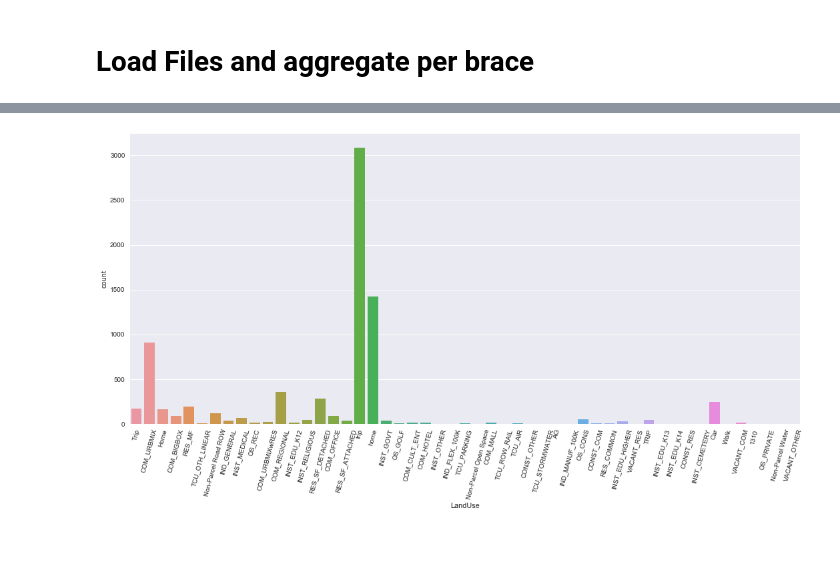
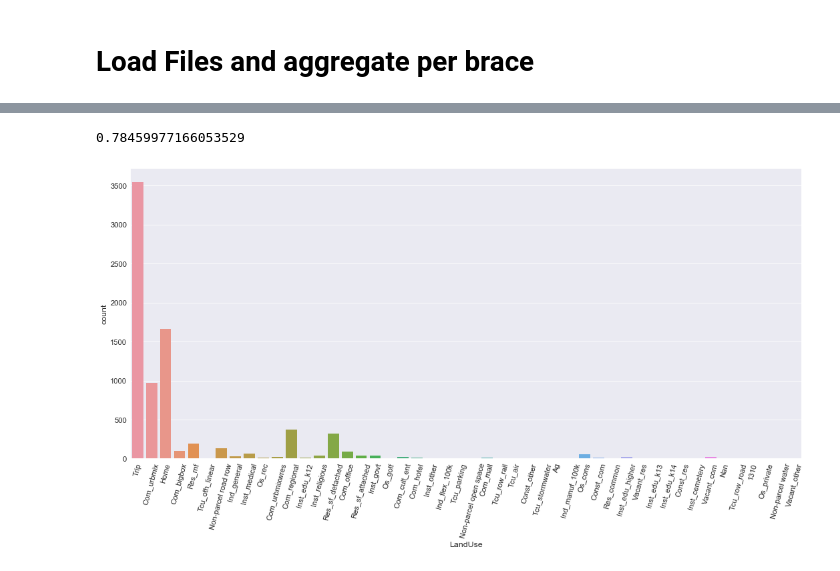
Before and after one commit to Luke3D/CbrAnalysis, a Jupyter notebook: GPS_AnalysisUIC.ipynb, the cells around one changed output, grey strips where cells are left out. Drawn from its saved outputs; the diff is of its cells as text; code cells hidden in the pictures; blank space fills up the shorter version.

Commit message:
added data clean, time and wear time histograms

```diff
--- a/GPS_AnalysisUIC.ipynb
+++ b/GPS_AnalysisUIC.ipynb
@@ -187,16 +140,23 @@ array(['Date', 'Sequence', 'BeginTime', 'EndTime', 'Mode', 'LandUse',
 Data = pd.DataFrame()
 for f in os.listdir(path+'UIC_GPSData/w_LatLonWear/'):
 #     print(f)
-    d = pd.read_csv(os.path.join(path+'UIC_GPSData/w_LatLonWear/',f))
-    del d['Unnamed: 0']
-    d['SubjID'] = str(f[:5])
-    d['Brace'] = str.capitalize(f[6:9])
-    Data = pd.concat([Data,d]) #concatenate data from each subj
+    if os.path.isfile(os.path.join(path+'UIC_GPSData/w_LatLonWear/',f)):
+        d = pd.read_csv(os.path.join(path+'UIC_GPSData/w_LatLonWear/',f))
+        del d['Unnamed: 0']
+        d['SubjID'] = str(f[:5])
+        d['Brace'] = str.capitalize(f[6:9])
+        Data = pd.concat([Data,d]) #concatenate data from each subj
+    else:
+        #skip directories
+        continue
 # %%
 cols=list((Data.columns).values)
 cols.remove('SubjID')
 cols.remove('Brace')
 Data = Data[['SubjID','Brace']+cols]
+Data['LandUse'] = Data.LandUse.astype(str)
+# Data['BeginTime']= Data[['BeginTime']].applymap(lambda x: dt.datetime.strptime(x,'%H:%M:%S').time())
+# Data['EndTime']= Data[['EndTime']].applymap(lambda x: dt.datetime.strptime(x,'%H:%M:%S').time())
 Data.head()
 # %% [output]
 |  | SubjID | Brace | BeginTime | Date | Duration | EndTime | LandUse | MaximumSpeed | Mean Lat | Mean Lon | ... |
@@ -227,0 +170,3 @@ Name: LandUse, dtype: int64
+# %%
+Data.loc[Data.LandUse=='Home','Mean Lat'] = 41.8938732
+Data.loc[Data.LandUse=='Home','Mean Lon'] = -87.6209879
@@ -227,0 +182,4 @@ Name: LandUse, dtype: int64
+# %%
+landuse=Data[['LandUse']]
+landuse=landuse.applymap(lambda x: str.capitalize(x))
+Data['LandUse'] = landuse
@@ -228,6 +201,11 @@ Name: LandUse, dtype: int64
+# %%
+sum(c[:3]) #top 3 locs account for most data
+# %% [output]
+0.78459977166053529
 # %%
+sns.set_context('paper',font_scale=1.4)
 plt.figure(figsize=(18,8))
 ax = sns.countplot(Data.LandUse)
 ax = plt.xticks(rotation=75)
 # %% [output]
-[figure, old version]
+[figure, new version]
```
Also changed, not shown: parts of 37 cells of this notebook.
